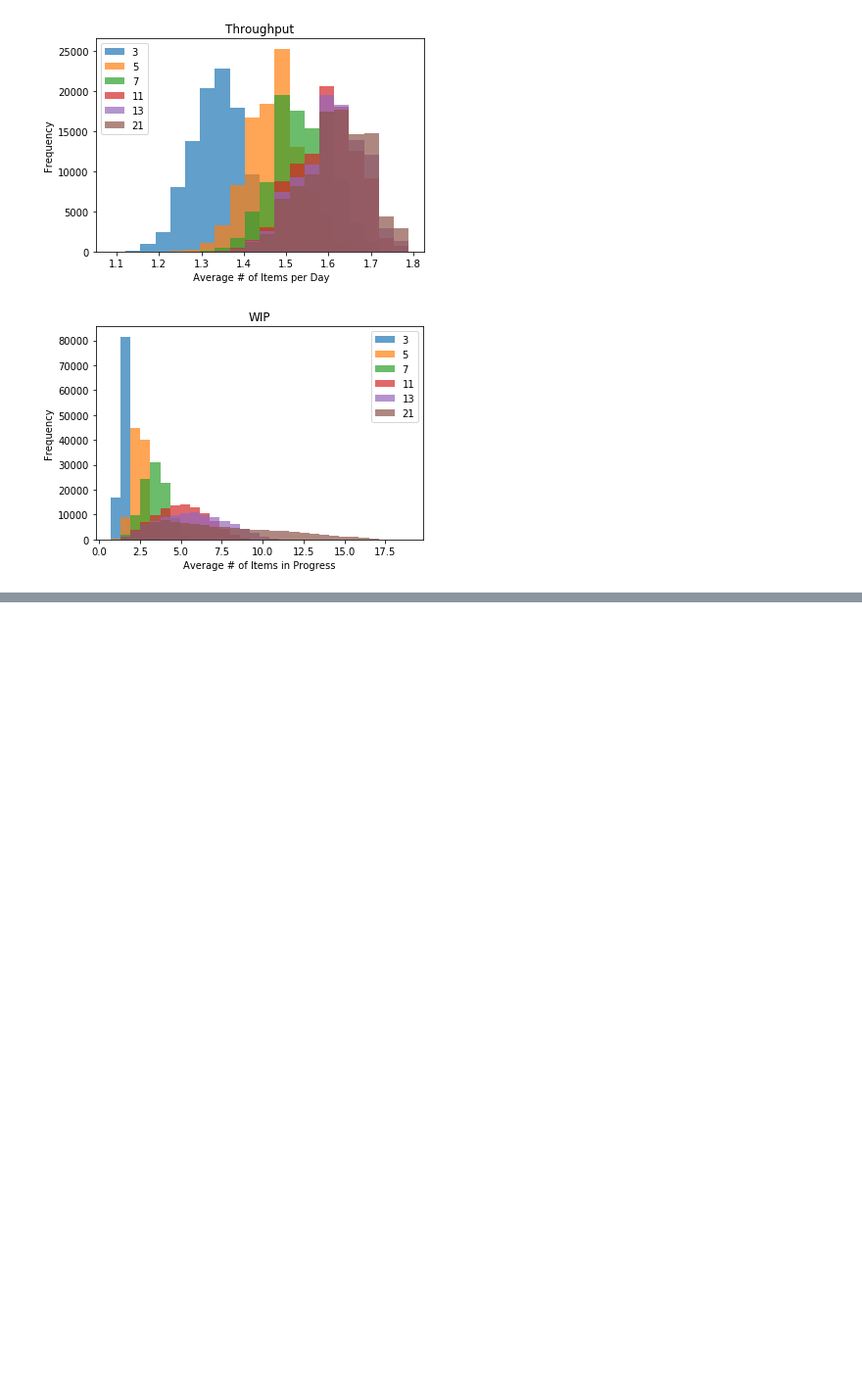
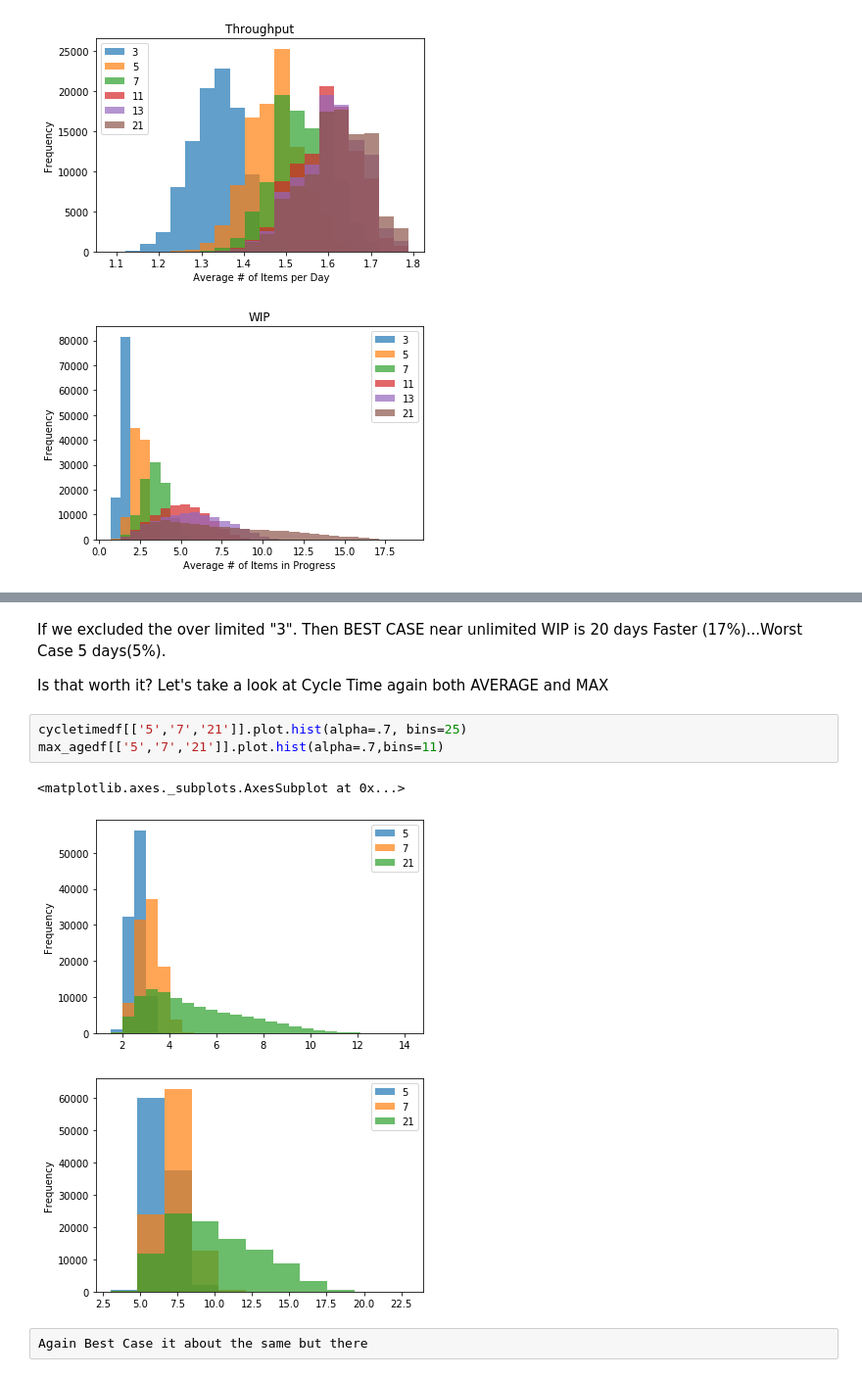
Before and after one commit to deanchanter/metrics, a Jupyter notebook: 7memberteam.ipynb, the cells around one changed output, grey strips where cells are left out. Shown at 98% size. Saved outputs shown, nothing was run; the diff lists cells and outputs as text; blank space fills up the shorter version.

```diff
--- a/7memberteam.ipynb
+++ b/7memberteam.ipynb
@@ -34,0 +51,13 @@ time_to_completedf[['5','7','21']].plot.hist(alpha=.7,bins=15)
+# %% [markdown]
+If we excluded the over limited "3". Then BEST CASE near unlimited WIP is 20 days Faster (17%)...Worst Case 5 days(5%).
+
+Is that worth it? Let's take a look at Cycle Time again both AVERAGE and MAX
+# %%
+cycletimedf[['5','7','21']].plot.hist(alpha=.7, bins=25)
+max_agedf[['5','7','21']].plot.hist(alpha=.7,bins=11)
+# %% [output]
+<matplotlib.axes._subplots.AxesSubplot at 0x...>
+[figure, added]
+[figure, added]
+# %%
+Again Best Case it about the same but there
```
Also changed, not shown: parts of 6 cells of this notebook.
